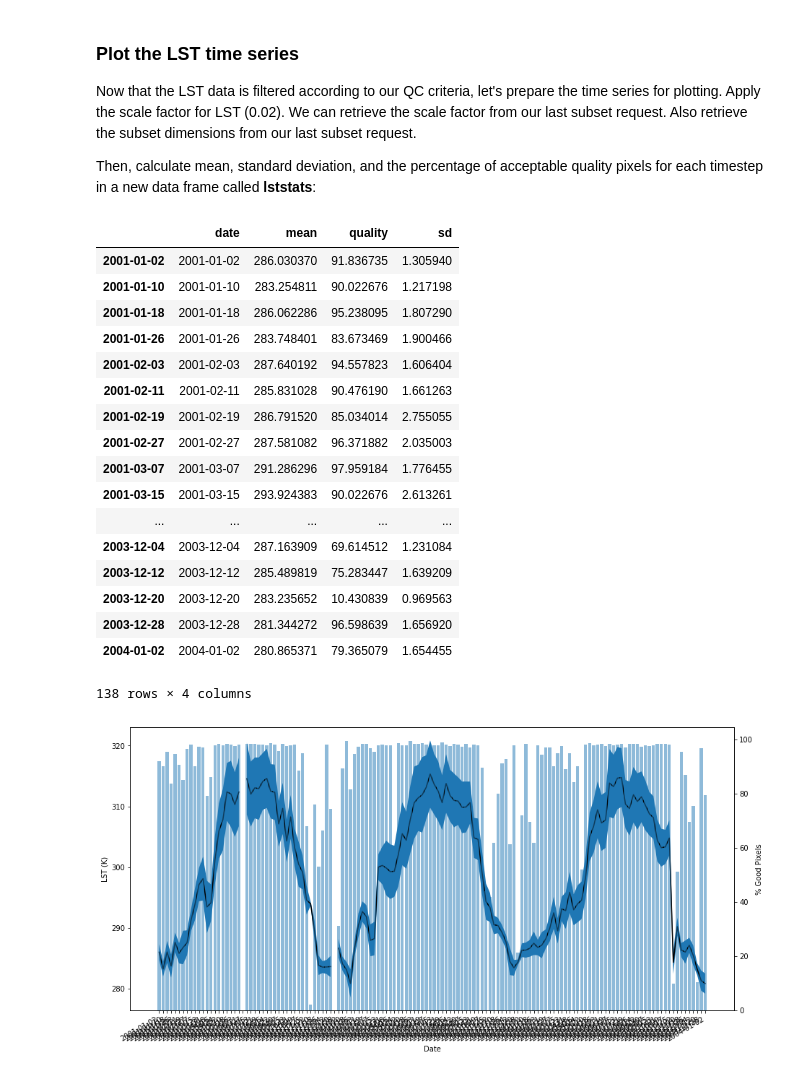
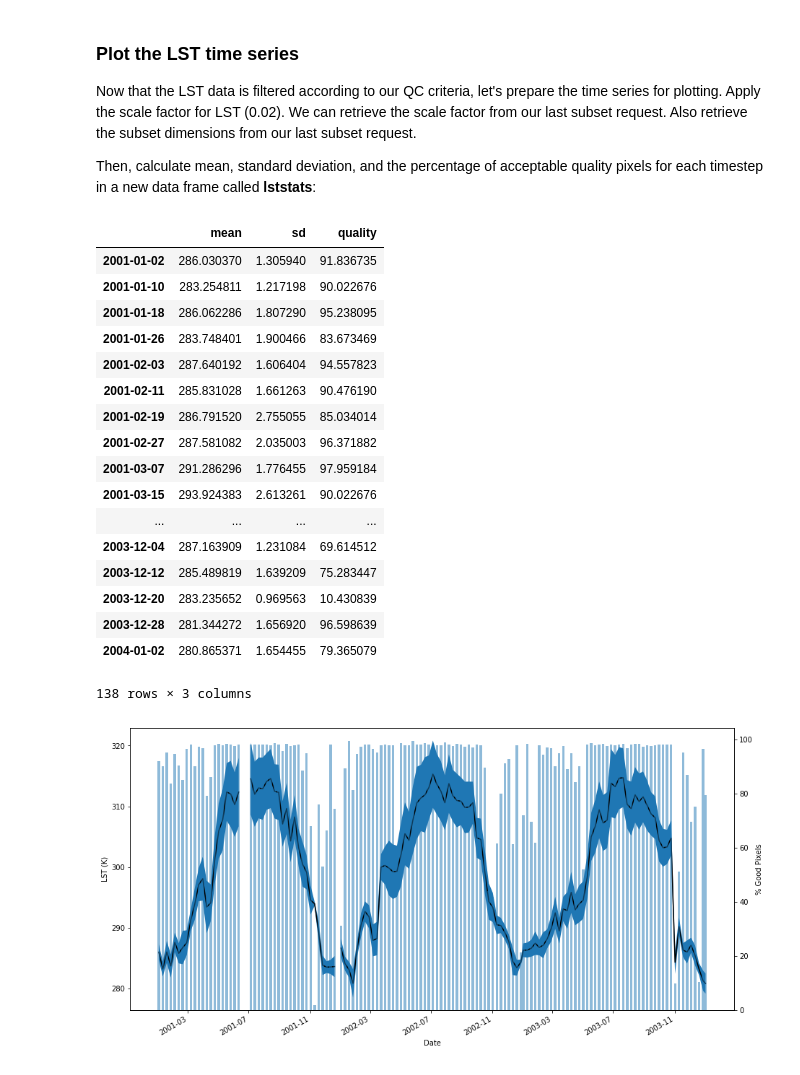
Before and after one commit to ornldaac/modis_restservice_qc_filter_Python, a Jupyter notebook: modis_restservice_qc_filter_Python.ipynb, the cells around one changed output. Cells and saved outputs as stored; diff of their text form; code cells hidden in the pictures.

Commit message:
updated the plot

```diff
--- a/modis_restservice_qc_filter_Python.ipynb
+++ b/modis_restservice_qc_filter_Python.ipynb
@@ -262,7 +260,7 @@ QC_Data = []
 
 # Iterate through the list of 8-bit integers and populate QC table with bit definitions
 for integer in range(0, 256, 1):
-    bits = map(int, list("{0:b}".format(integer).zfill(8)))
+    bits = list(map(int, list("{0:b}".format(integer).zfill(8))))
 
     # Describe each of the bits. Remember bits are big endian so bits[7] == bit 0
     # Mandatory_QA bits description
@@ -381,50 +379,52 @@ lstdata_filt_scale = lstdata_filt*float(scale)
 ncol = int(json.loads(response.text)['ncols'])
 nrow = int(json.loads(response.text)['nrows'])
 
-lststats = pd.DataFrame({
-    'date': dates,
-    'mean': lstdata_filt_scale.mean(axis=1),
-    'sd': lstdata_filt_scale.std(axis=1),
-    'quality': lstdata_filt_scale.apply(lambda row: (float(row.count())/(ncol*nrow))*100, axis=1)
-})
+
+lststats = pd.DataFrame(np.column_stack([lstdata_filt_scale.mean(axis=1),
+                                         lstdata_filt_scale.std(axis=1),
+                                         lstdata_filt_scale.apply(lambda row: (float(row.count())/(ncol*nrow))*100, axis=1)]),
+                        columns=['mean', 'sd', 'quality'], index=dates)
+
+# converting dataframe index to date time
+lststats.index = pd.to_datetime(lststats.index)
 
 lststats
 # %% [output]
-|  | date | mean | quality | sd |
-| 2001-01-02 | 2001-01-02 | 286.030370 | 91.836735 | 1.305940 |
-| 2001-01-10 | 2001-01-10 | 283.254811 | 90.022676 | 1.217198 |
-| 2001-01-18 | 2001-01-18 | 286.062286 | 95.238095 | 1.807290 |
-| 2001-01-26 | 2001-01-26 | 283.748401 | 83.673469 | 1.900466 |
-| 2001-02-03 | 2001-02-03 | 287.640192 | 94.557823 | 1.606404 |
-| 2001-02-11 | 2001-02-11 | 285.831028 | 90.476190 | 1.661263 |
-| 2001-02-19 | 2001-02-19 | 286.791520 | 85.034014 | 2.755055 |
-| 2001-02-27 | 2001-02-27 | 287.581082 | 96.371882 | 2.035003 |
-| 2001-03-07 | 2001-03-07 | 291.286296 | 97.959184 | 1.776455 |
-| 2001-03-15 | 2001-03-15 | 293.924383 | 90.022676 | 2.613261 |
-| ... | ... | ... | ... | ... |
-| 2003-12-04 | 2003-12-04 | 287.163909 | 69.614512 | 1.231084 |
-| 2003-12-12 | 2003-12-12 | 285.489819 | 75.283447 | 1.639209 |
-| 2003-12-20 | 2003-12-20 | 283.235652 | 10.430839 | 0.969563 |
-| 2003-12-28 | 2003-12-28 | 281.344272 | 96.598639 | 1.656920 |
-| 2004-01-02 | 2004-01-02 | 280.865371 | 79.365079 | 1.654455 |
+|  | mean | sd | quality |
+| 2001-01-02 | 286.030370 | 1.305940 | 91.836735 |
+| 2001-01-10 | 283.254811 | 1.217198 | 90.022676 |
+| 2001-01-18 | 286.062286 | 1.807290 | 95.238095 |
+| 2001-01-26 | 283.748401 | 1.900466 | 83.673469 |
+| 2001-02-03 | 287.640192 | 1.606404 | 94.557823 |
+| 2001-02-11 | 285.831028 | 1.661263 | 90.476190 |
+| 2001-02-19 | 286.791520 | 2.755055 | 85.034014 |
+| 2001-02-27 | 287.581082 | 2.035003 | 96.371882 |
+| 2001-03-07 | 291.286296 | 1.776455 | 97.959184 |
+| 2001-03-15 | 293.924383 | 2.613261 | 90.022676 |
+| ... | ... | ... | ... |
+| 2003-12-04 | 287.163909 | 1.231084 | 69.614512 |
+| 2003-12-12 | 285.489819 | 1.639209 | 75.283447 |
+| 2003-12-20 | 283.235652 | 0.969563 | 10.430839 |
+| 2003-12-28 | 281.344272 | 1.656920 | 96.598639 |
+| 2004-01-02 | 280.865371 | 1.654455 | 79.365079 |
-138 rows × 4 columns
+138 rows × 3 columns
 # %%
 plt.rcParams['figure.figsize'] = (15,8)
 
 fig, ax1 = plt.subplots()
 
 ax1.set_xlabel('Date')
 ax1.set_ylabel('LST (K)')
-ax1.plot(lststats['date'], lststats['mean'], 'k-')
-ax1.fill_between(lststats['date'], lststats['mean']-lststats['sd'], lststats['mean']+lststats['sd'])
+ax1.plot(lststats.index, lststats['mean'], 'k-')
+ax1.fill_between(lststats.index, lststats['mean']-lststats['sd'], lststats['mean']+lststats['sd'])
 ax1.tick_params(axis='y')
 fig.autofmt_xdate()
 
 ax2 = ax1.twinx()
 ax2.set_ylabel('% Good Pixels')
-ax2.bar(lststats['date'], lststats['quality'], alpha = 0.5)
+ax2.bar(lststats.index, lststats['quality'], 5, alpha = 0.5)
 ax2.tick_params(axis='y')
 
 plt.show()
 # %% [output]
-[figure, old version]
+[figure, new version]
```
Also changed, not shown: parts of 6 cells of this notebook, 2 other files.
